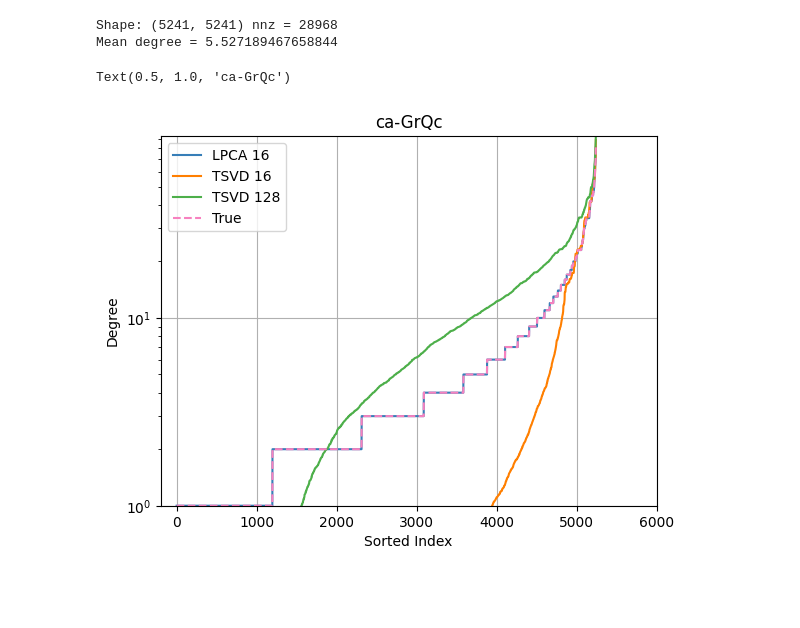
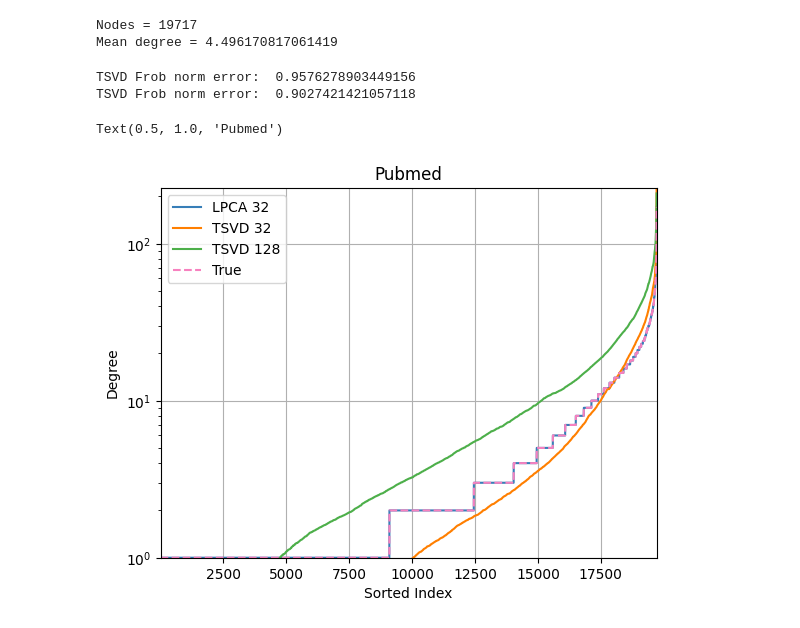
Before and after one commit to linyx1998/ML-with-Graph-Final-Project, a Jupyter notebook: recover-degree.ipynb, the cells around one changed output. Saved outputs shown, nothing was run; the diff lists cells and outputs as text; code cells hidden in the pictures; blank space fills up the shorter version.

```diff
--- a/recover-degree.ipynb
+++ b/recover-degree.ipynb
@@ -20,10 +20,11 @@ from DataPreprocess import *
 # %%
 # adj = read_cahepph(ca_hepph_path='./data/CA-HepPh.txt')
 # adj = read_cora(content_path="./data/cora/cora.content", cites_path="./data/cora/cora.cites")
-adj = read_cag_fb_wiki(ca_grqc_path="./data/CA-GrQc.txt")
+# adj = read_cag_fb_wiki(ca_grqc_path="./data/CA-GrQc.txt")
+adj = read_pubmed(folder_path="./data/Pubmed/data/")
 # %% [output]
-Shape: (5241, 5241) nnz = 28968
-Mean degree = 5.527189467658844
+Nodes = 19717
+Mean degree = 4.496170817061419
 # %%
 def lpca_loss(factors, adj_s, rank): # adj_s = shifted adj with -1's and +1's
     n_row, n_col = adj_s.shape
@@ -93,10 +94,15 @@ def tsvd_fit(adj, rank):
     print("TSVD Frob norm error: ", frob_error_norm)
     return U_tsvd, V_tsvd
 # %%
-U_lpca_16, V_lpca_16 = lpca_fit(adj, rank_value=16, maxiter=2000)
+# U_lpca_16, V_lpca_16 = lpca_fit(adj, rank_value=16, maxiter=2000)
+U_lpca_32 = np.load('./matrices/Pubmed/U_lpca_rank32.npy')
+V_lpca_32 = np.load('./matrices/Pubmed/V_lpca_rank32.npy')
 
-U_tsvd_16, V_tsvd_16 = tsvd_fit(adj, rank=16)
+U_tsvd_32, V_tsvd_32 = tsvd_fit(adj, rank=32)
 U_tsvd_128, V_tsvd_128 = tsvd_fit(adj, rank=128)
+# %% [output]
+TSVD Frob norm error:  0.9576278903449156
+TSVD Frob norm error:  0.9027421421057118
 # %%
 def degree_sequence(U, V, method="lpca", skip_int=1):
     if method == "lpca":
@@ -114,31 +120,35 @@ def degree_sequence_true(adj, skip_int=1):
 # %%
 skip_int = 1
 
-deg_lpca_16_sorted = degree_sequence(U_lpca_16,  V_lpca_16,  method="lpca", skip_int=skip_int)
-deg_tsvd_16_sorted = degree_sequence(U_tsvd_16,  V_tsvd_16,  method="tsvd", skip_int=skip_int)
+# deg_lpca_16_sorted = degree_sequence(U_lpca_16,  V_lpca_16,  method="lpca", skip_int=skip_int)
+# deg_tsvd_16_sorted = degree_sequence(U_tsvd_16,  V_tsvd_16,  method="tsvd", skip_int=skip_int)
+deg_lpca_32_sorted = degree_sequence(U_lpca_32,  V_lpca_32,  method="lpca", skip_int=skip_int)
+deg_tsvd_32_sorted = degree_sequence(U_tsvd_32,  V_tsvd_32,  method="tsvd", skip_int=skip_int)
 deg_tsvd_128_sorted = degree_sequence(U_tsvd_128, V_tsvd_128, method="tsvd", skip_int=skip_int)
 deg_true_sorted = degree_sequence_true(adj, skip_int)
 
 x = np.arange(1, len(deg_true_sorted) + 1)
 
 fig, ax = plt.subplots()
 
-ax.semilogy(x, deg_lpca_16_sorted, label='LPCA 16')
-ax.semilogy(x, deg_tsvd_16_sorted, label='TSVD 16')
+# ax.semilogy(x, deg_lpca_16_sorted, label='LPCA 16')
+# ax.semilogy(x, deg_tsvd_16_sorted, label='TSVD 16')
+ax.semilogy(x, deg_lpca_32_sorted, label='LPCA 32')
+ax.semilogy(x, deg_tsvd_32_sorted, label='TSVD 32')
 ax.semilogy(x, deg_tsvd_128_sorted, label='TSVD 128')
 ax.semilogy(x, deg_true_sorted, '--', label='True')
 
 ax.autoscale(enable=True, axis='x', tight=True)
 ax.autoscale(enable=True, axis='y', tight=True)
 
 ax.set_ylim(1,)
-ax.set_xlim(-200, 6000)
+# ax.set_xlim(-200, 6000)
 
 ax.set_xlabel("Sorted Index")
 ax.set_ylabel("Degree")
 ax.grid()
 ax.legend()
-ax.set_title("ca-GrQc")
+ax.set_title("Pubmed")
 # %% [output]
-Text(0.5, 1.0, 'ca-GrQc')
+Text(0.5, 1.0, 'Pubmed')
-[figure, old version]
+[figure, new version]
```
Also changed, not shown: 5 other files.
